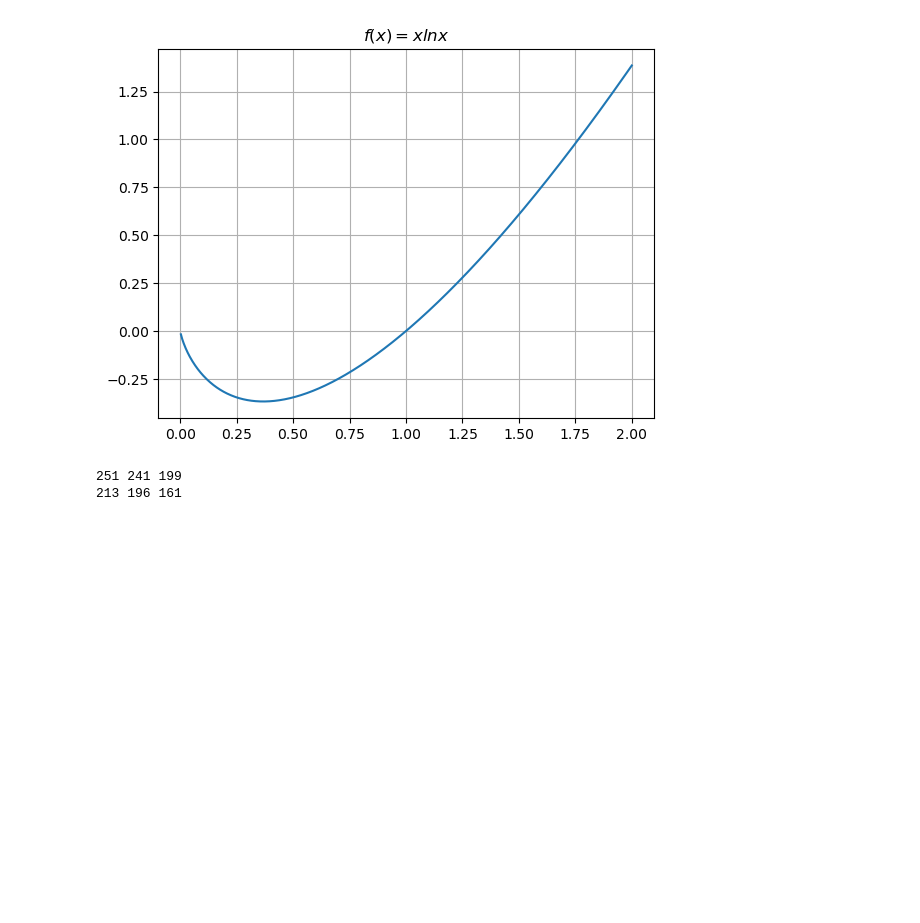
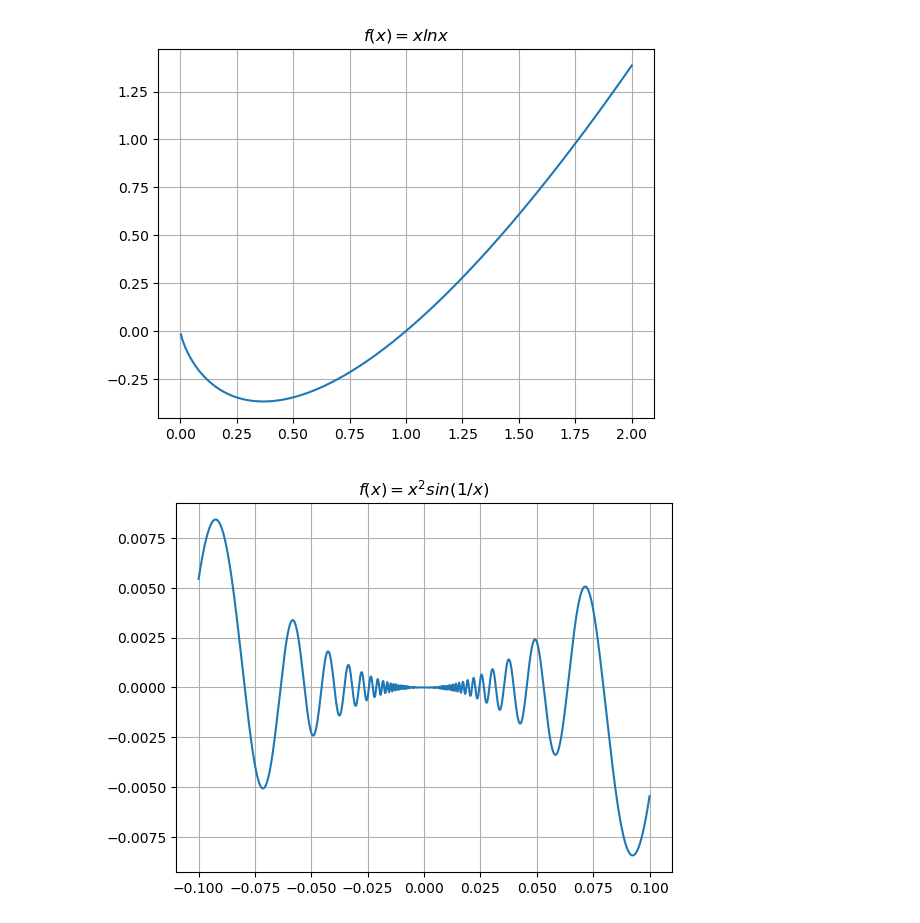
Before and after one commit to xyt-dev/webnotes, a Jupyter notebook: src/jupyter/calcfunc.ipynb, the cells around one changed output. Drawn from its saved outputs; the diff is of its cells as text; code cells hidden in the pictures; blank space fills up the shorter version.

```diff
--- a/src/jupyter/calcfunc.ipynb
+++ b/src/jupyter/calcfunc.ipynb
@@ -13,8 +14,13 @@ plt.title("$f(x)=xlnx$")
 plt.show()
 # %% [output]
 [figure]
-# %%
-print(0xfb, 0xf1, 0xc7)
-# %% [output]
-251 241 199
-213 196 161
+# %%
+x = np.linspace(-0.1, 0.1, 1000)
+y = x**2 * np.sin(1/x)
+plt.figure()
+plt.plot(x, y)
+plt.grid(True)
+plt.title("$f(x)=x^2sin(1/x)$")
+plt.show()
+# %% [output]
+[figure, added]
```
Also changed, not shown: parts of 1 cell of this notebook, 4 other files.
